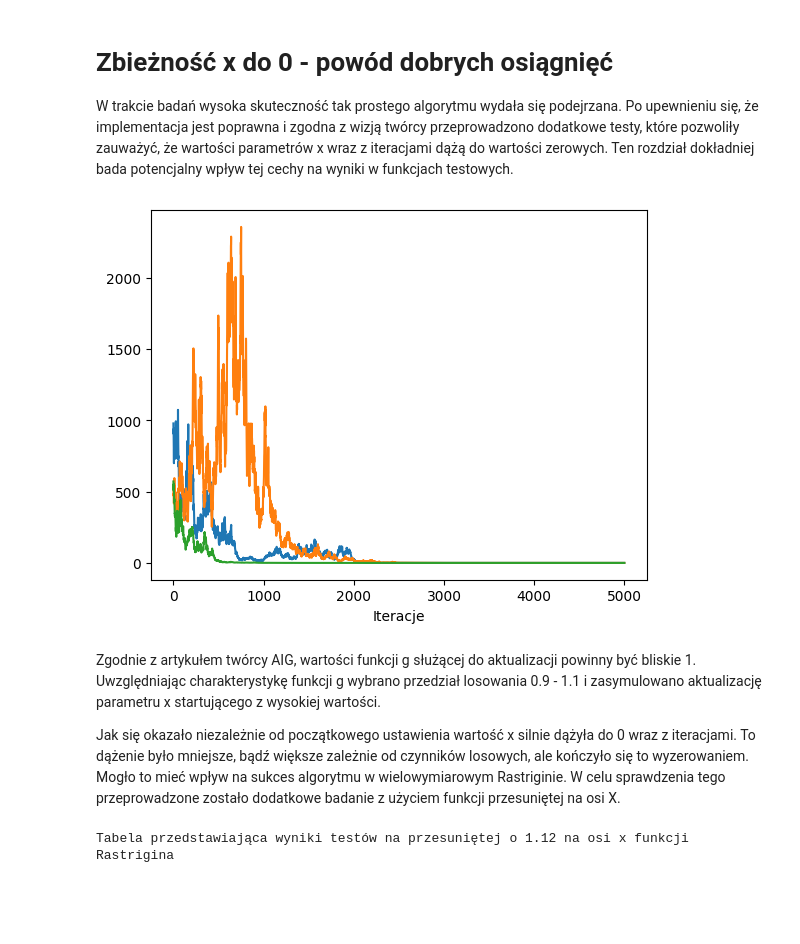
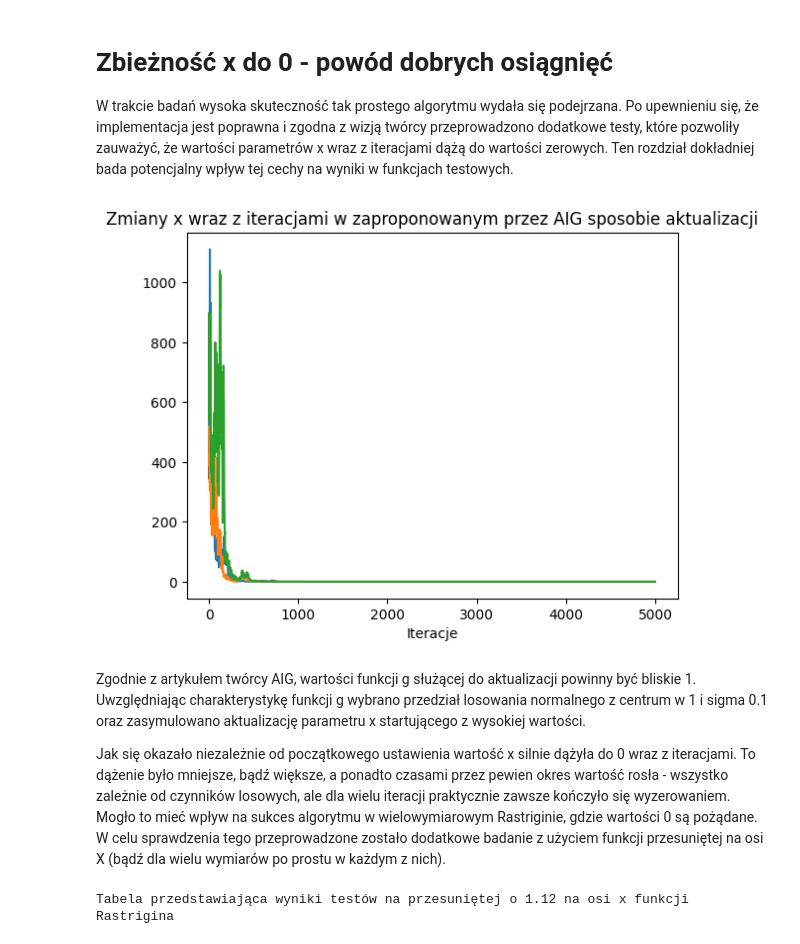
Before and after one commit to isso1550/MSWIO_24Z, a Jupyter notebook: cw12/MSWIO_AIG_CW12Bonus_Filip_Horst.ipynb, the cells around one changed output. Drawn from its saved outputs; the diff is of its cells as text; code cells hidden in the pictures; blank space fills up the shorter version.

```diff
--- a/cw12/MSWIO_AIG_CW12Bonus_Filip_Horst.ipynb
+++ b/cw12/MSWIO_AIG_CW12Bonus_Filip_Horst.ipynb
@@ -631,29 +653,30 @@ W trakcie badań wysoka skuteczność tak prostego algorytmu wydała się podejr
 # %%
 def g(angle):
         angle = np.deg2rad(angle)
         if angle>0:
             return 1/np.cos(angle)
         else:
             return np.cos(angle)
 
 for _ in range(3):
     x = np.random.randint(1000)
     x_hist = [x]
     for _ in range(5000):
-        ga = 0.9 + np.random.rand()*0.2
-        gb = 0.9 + np.random.rand()*0.2
+        ga = np.random.normal(1, 0.1)
+        gb = np.random.normal(1, 0.1)
         x = x * ga * gb
         x_hist.append(x)
 
     plt.plot(x_hist)
 plt.xlabel("Iteracje")
+plt.title("Zmiany x wraz z iteracjami w zaproponowanym przez AIG sposobie aktualizacji")
 plt.show()
 # %% [output]
-[figure, old version]
+[figure, new version]
 # %% [markdown]
-Zgodnie z artykułem twórcy AIG, wartości funkcji g służącej do aktualizacji powinny być bliskie 1. Uwzględniając charakterystykę funkcji g wybrano przedział losowania 0.9 - 1.1 i zasymulowano aktualizację parametru x startującego z wysokiej wartości.
+Zgodnie z artykułem twórcy AIG, wartości funkcji g służącej do aktualizacji powinny być bliskie 1. Uwzględniając charakterystykę funkcji g wybrano przedział losowania normalnego z centrum w 1 i sigma 0.1 oraz zasymulowano aktualizację parametru x startującego z wysokiej wartości.
 
-Jak się okazało niezależnie od początkowego ustawienia wartość x silnie dążyła do 0 wraz z iteracjami. To dążenie było mniejsze, bądź większe zależnie od czynników losowych, ale kończyło się to wyzerowaniem. Mogło to mieć wpływ na sukces algorytmu w wielowymiarowym Rastriginie. W celu sprawdzenia tego przeprowadzone zostało dodatkowe badanie z użyciem funkcji przesuniętej na osi X.
+Jak się okazało niezależnie od początkowego ustawienia wartość x silnie dążyła do 0 wraz z iteracjami. To dążenie było mniejsze, bądź większe, a ponadto czasami przez pewien okres wartość rosła - wszystko zależnie od czynników losowych, ale dla wielu iteracji praktycznie zawsze kończyło się wyzerowaniem. Mogło to mieć wpływ na sukces algorytmu w wielowymiarowym Rastriginie, gdzie wartości 0 są pożądane. W celu sprawdzenia tego przeprowadzone zostało dodatkowe badanie z użyciem funkcji przesuniętej na osi X (bądź dla wielu wymiarów po prostu w każdym z nich).
 # %%
 def test_1(df, func, ndims, niter=100):
     for i in range(5):
```
Also changed, not shown: parts of 17 cells of this notebook.
